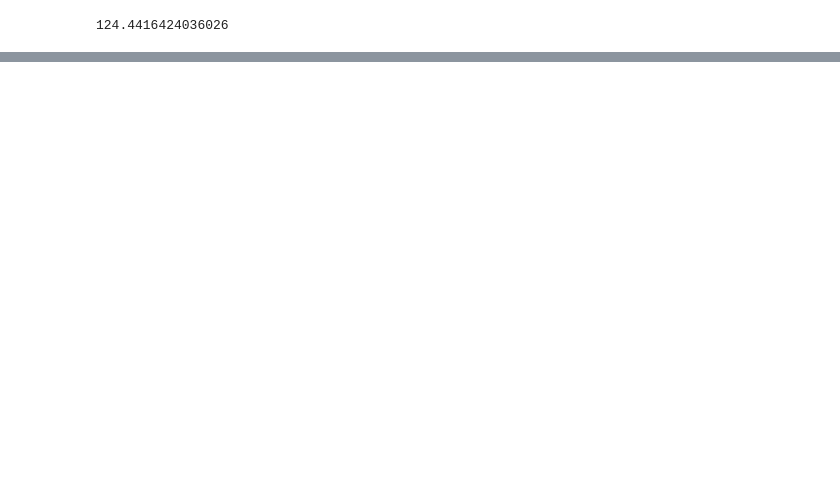
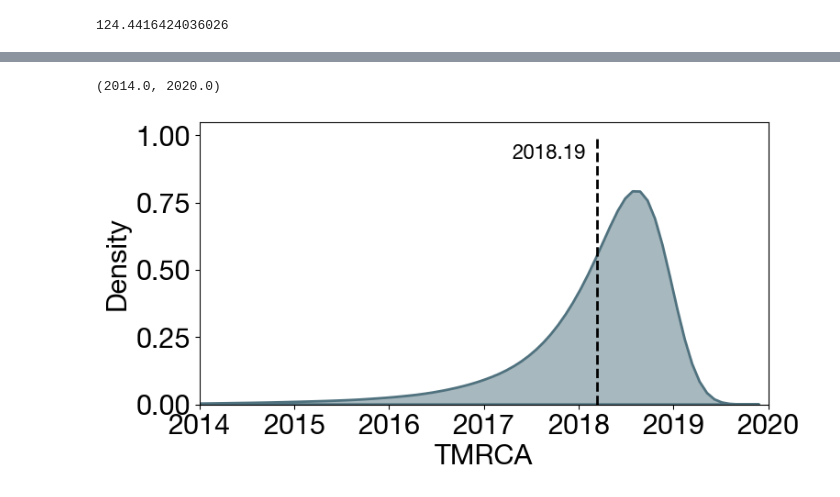
Before and after one commit to RicardoRH96/DENV_Epi, a Jupyter notebook: Scripts/LineageSpecific_Analyses.ipynb, the cells around one changed output, grey strips where cells are left out. Cells and saved outputs as stored; diff of their text form; code cells hidden in the pictures; blank space fills up the shorter version.

```diff
--- a/Scripts/LineageSpecific_Analyses.ipynb
+++ b/Scripts/LineageSpecific_Analyses.ipynb
@@ -348,0 +606,15 @@ plt.show()
+# %%
+#Analysis for the F.1.1.2 Lineage
+#TMRCA statistics
+
+TMRCA = []
+
+with open("/Users/ricardorivero/Documents/DENV/2024/D2/Logs/subsampled_F112_combined.log","r") as f:
+    reader = csv.DictReader(f, delimiter="\t")
+    print(reader.fieldnames)
+    for row in reader:
+        mrca = float(row['age(root)'])
+        TMRCA.append(mrca)
+
+TMRCA_data = pd.DataFrame(TMRCA,columns=['TMRCA'])
+print(TMRCA_data)
@@ -348,0 +637,21 @@ plt.show()
+# %%
+#Plot density plot with seaborn
+#compute density
+from scipy.stats import gaussian_kde
+import seaborn as sns
+from scipy.stats import norm
+
+from sklearn.neighbors import KernelDensity
+
+
+# Create the figure and axes
+fig, ax = plt.subplots(figsize=(8, 4), facecolor='w', frameon=False)
+
+# Plot the data
+sns.kdeplot(ax, x=TMRCA_data['TMRCA'], color='#50727F', linewidth=2, fill=True, alpha=0.5, bw_adjust=3)
+plt.vlines(x=np.mean(TMRCA_data['TMRCA']),ymin=0, ymax=1,  color='black', linestyle='--', lw=2)
+plt.text(x=np.mean(TMRCA_data['TMRCA'])-0.5,y=0.9, s=np.round(np.mean(TMRCA_data['TMRCA']), decimals=2), ha='center', va='bottom', fontsize=16, color='black')
+ax.set_xlim(2014, 2020)
+# %% [output]
+(2014.0, 2020.0)
+[figure, added]
```
Also changed, not shown: parts of 9 cells of this notebook, 10 other files.
